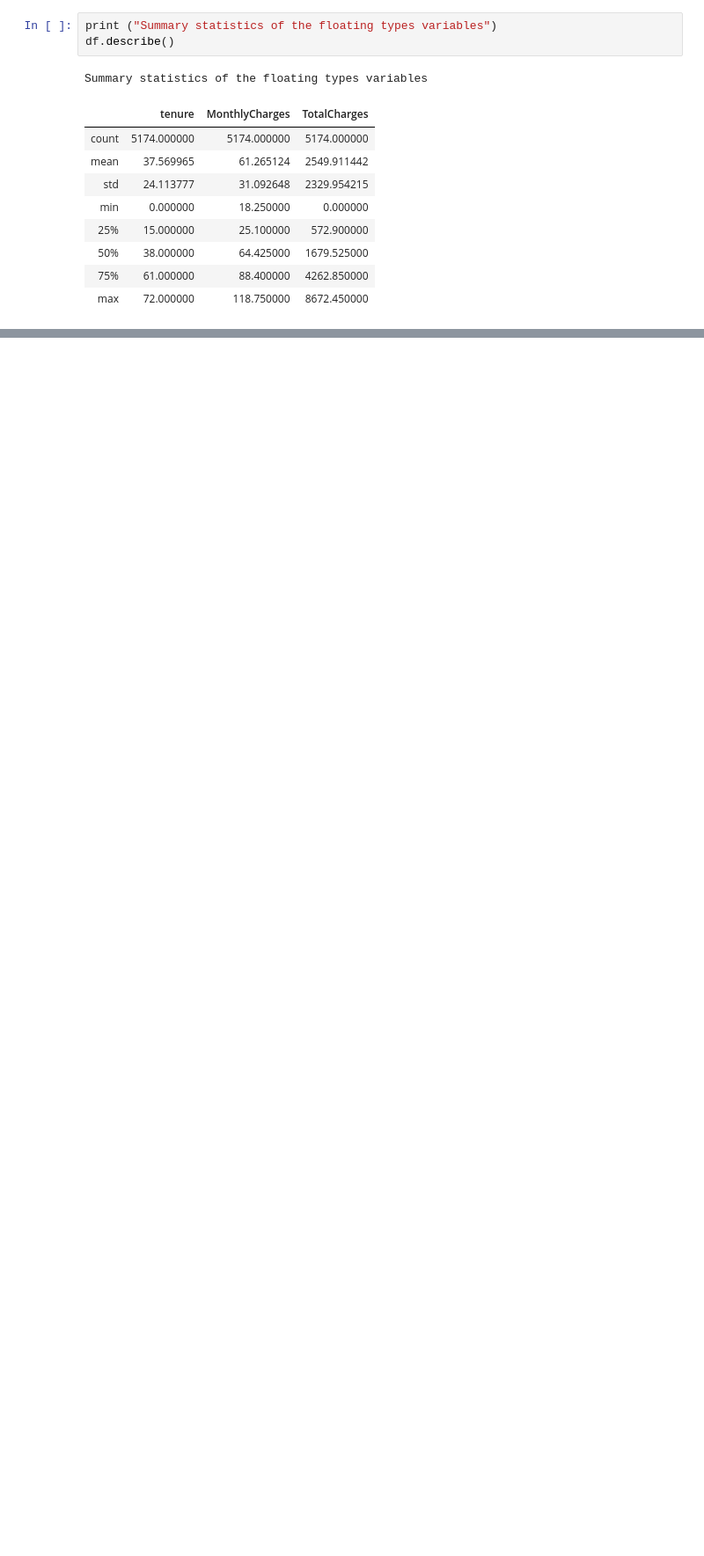
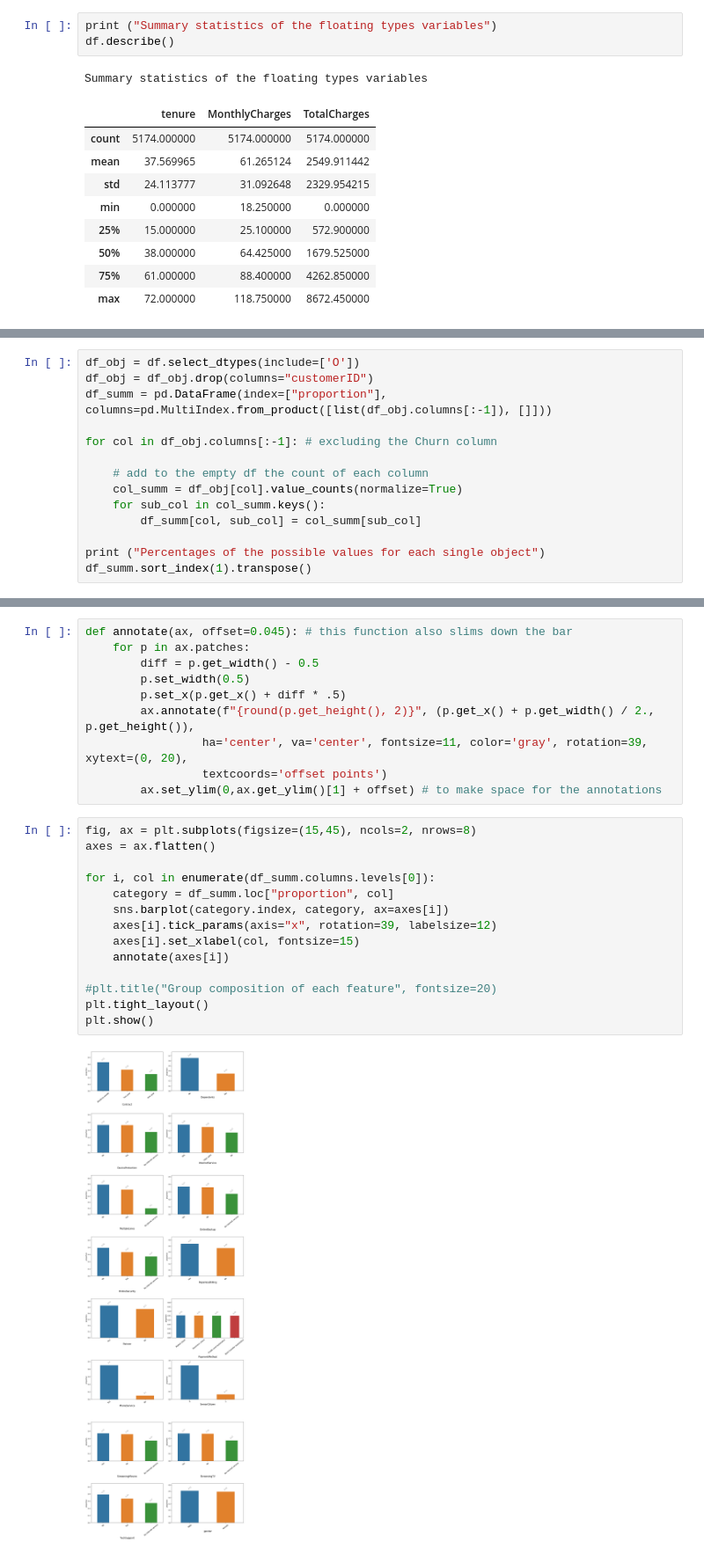
Before and after one commit to anitamezzetti/EPFL_Data_science_in_practice, a Jupyter notebook: Probelm Set 1/PS1-ongoing.ipynb, the cells around one changed output, grey strips where cells are left out. Shown at 88% size. Cells and saved outputs as stored; diff of their text form; blank space fills up the shorter version.

```diff
--- a/Probelm Set 1/PS1-ongoing.ipynb
+++ b/Probelm Set 1/PS1-ongoing.ipynb
@@ -100,0 +103,14 @@ for c in df_obj_plot.columns:
+# %%
+df_obj = df.select_dtypes(include=['O'])
+df_obj = df_obj.drop(columns="customerID")
+df_summ = pd.DataFrame(index=["proportion"], columns=pd.MultiIndex.from_product([list(df_obj.columns[:-1]), []]))
+
+for col in df_obj.columns[:-1]: # excluding the Churn column
+
+    # add to the empty df the count of each column
+    col_summ = df_obj[col].value_counts(normalize=True)
+    for sub_col in col_summ.keys():
+        df_summ[col, sub_col] = col_summ[sub_col]
+
+print ("Percentages of the possible values for each single object")
+df_summ.sort_index(1).transpose()
@@ -100,0 +138,26 @@ for c in df_obj_plot.columns:
+# %%
+def annotate(ax, offset=0.045): # this function also slims down the bar
+    for p in ax.patches:
+        diff = p.get_width() - 0.5
+        p.set_width(0.5)
+        p.set_x(p.get_x() + diff * .5)
+        ax.annotate(f"{round(p.get_height(), 2)}", (p.get_x() + p.get_width() / 2., p.get_height()),
+                 ha='center', va='center', fontsize=11, color='gray', rotation=39, xytext=(0, 20),
+                 textcoords='offset points')
+        ax.set_ylim(0,ax.get_ylim()[1] + offset) # to make space for the annotations
+# %%
+fig, ax = plt.subplots(figsize=(15,45), ncols=2, nrows=8)
+axes = ax.flatten()
+
+for i, col in enumerate(df_summ.columns.levels[0]):
+    category = df_summ.loc["proportion", col]
+    sns.barplot(category.index, category, ax=axes[i])
+    axes[i].tick_params(axis="x", rotation=39, labelsize=12)
+    axes[i].set_xlabel(col, fontsize=15)
+    annotate(axes[i])
+
+#plt.title("Group composition of each feature", fontsize=20)
+plt.tight_layout()
+plt.show()
+# %% [output]
+[figure, added]
```
Also changed, not shown: parts of 29 cells of this notebook.
